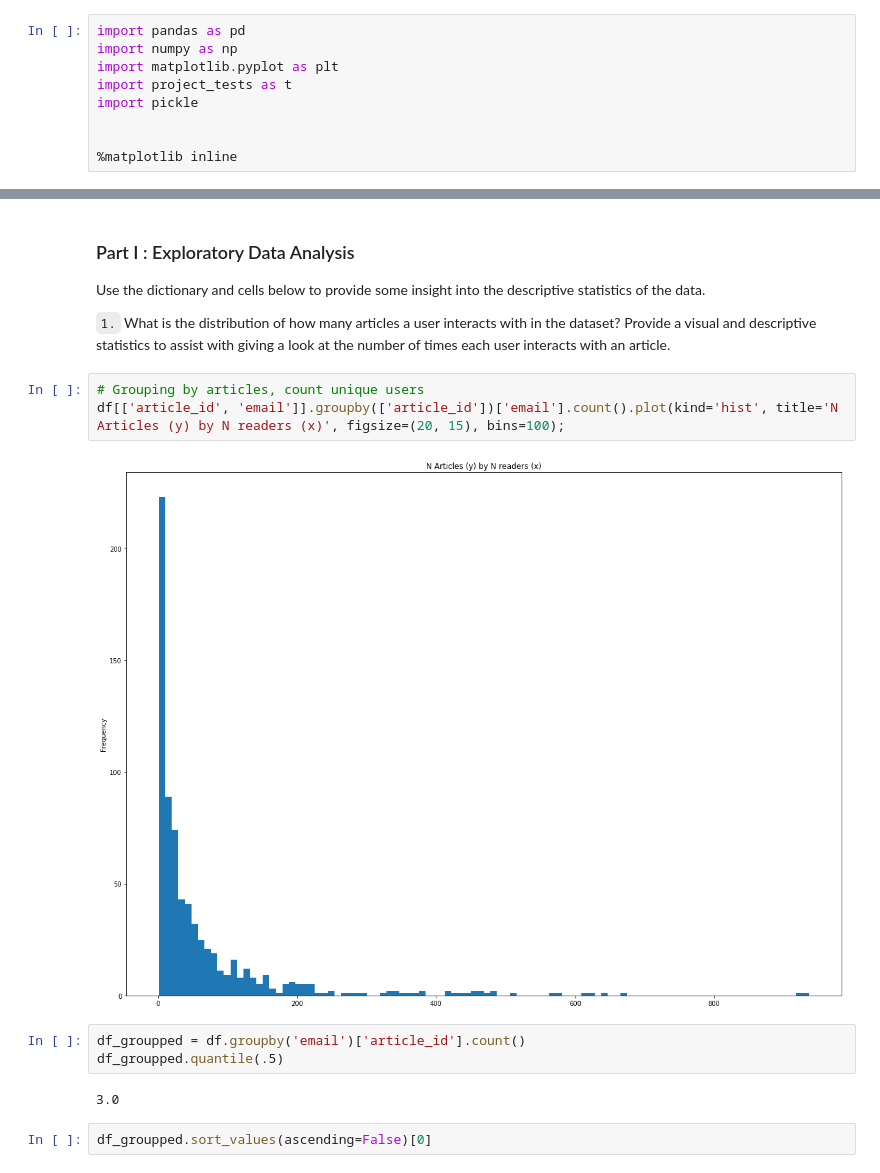
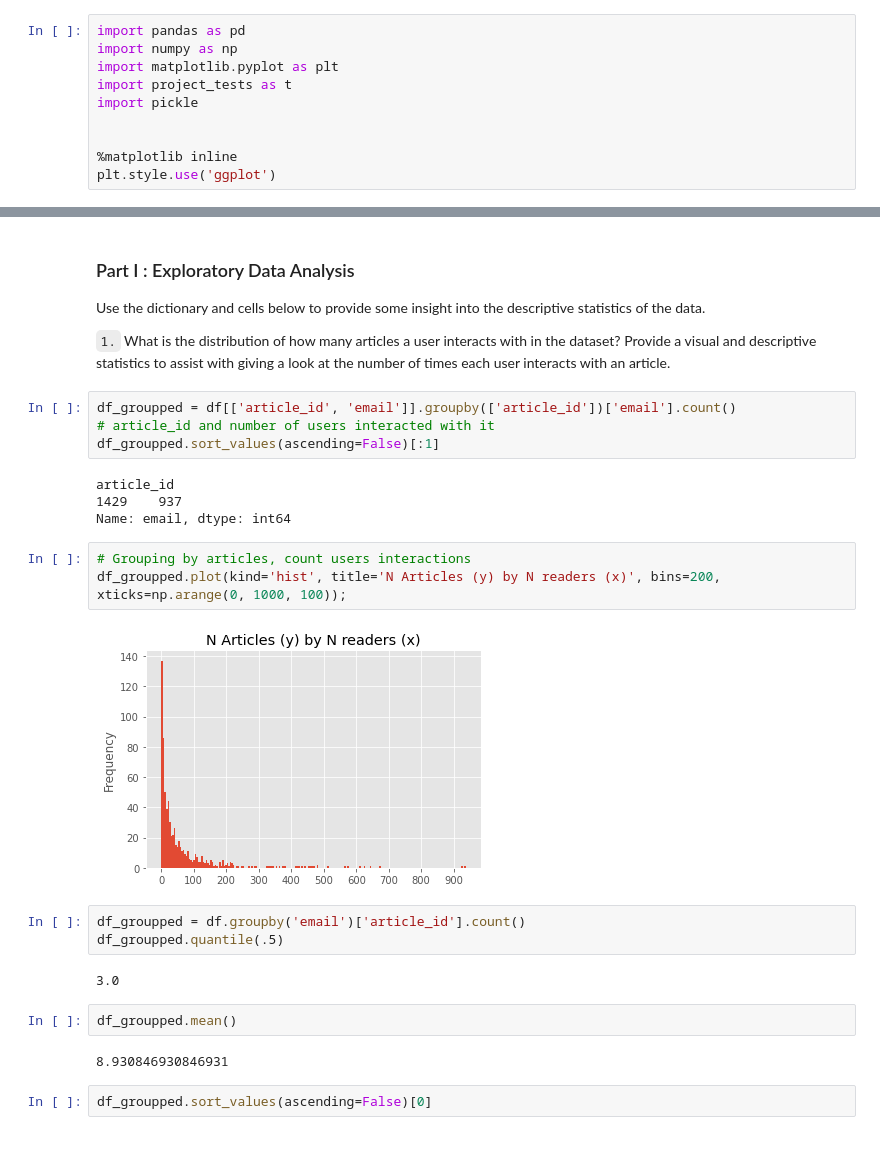
Before and after one commit to abitfrosty/Recommendations_with_IBM, a Jupyter notebook: Recommendations_with_IBM.ipynb, the cells around one changed output, grey strips where cells are left out. Cells and saved outputs as stored; diff of their text form; blank space fills up the shorter version.

```diff
--- a/Recommendations_with_IBM.ipynb
+++ b/Recommendations_with_IBM.ipynb
@@ -28,6 +28,7 @@ import pickle
 
 
 %matplotlib inline
+plt.style.use('ggplot')
 # %%
 # Load data
 df = pd.read_csv('data/user-item-interactions.csv', index_col=0)
@@ -153,16 +162,28 @@ memory usage: 43.3+ KB
 Use the dictionary and cells below to provide some insight into the descriptive statistics of the data.
 
 `1.` What is the distribution of how many articles a user interacts with in the dataset?  Provide a visual and descriptive statistics to assist with giving a look at the number of times each user interacts with an article.
+# %%
+df_groupped = df[['article_id', 'email']].groupby(['article_id'])['email'].count()
+# article_id and number of users interacted with it
+df_groupped.sort_values(ascending=False)[:1]
+# %% [output]
+article_id
+1429    937
+Name: email, dtype: int64
 # %%
-# Grouping by articles, count unique users
-df[['article_id', 'email']].groupby(['article_id'])['email'].count().plot(kind='hist', title='N Articles (y) by N readers (x)', figsize=(20, 15), bins=100);
+# Grouping by articles, count users interactions
+df_groupped.plot(kind='hist', title='N Articles (y) by N readers (x)', bins=200, xticks=np.arange(0, 1000, 100));
 # %% [output]
-[figure, old version]
+[figure, new version]
 # %%
 df_groupped = df.groupby('email')['article_id'].count()
 df_groupped.quantile(.5)
 # %% [output]
 3.0
+# %%
+df_groupped.mean()
+# %% [output]
+8.930846930846931
 # %%
 df_groupped.sort_values(ascending=False)[0]
 # %% [output]
```
Also changed, not shown: parts of 14 cells of this notebook, 6 other files.
